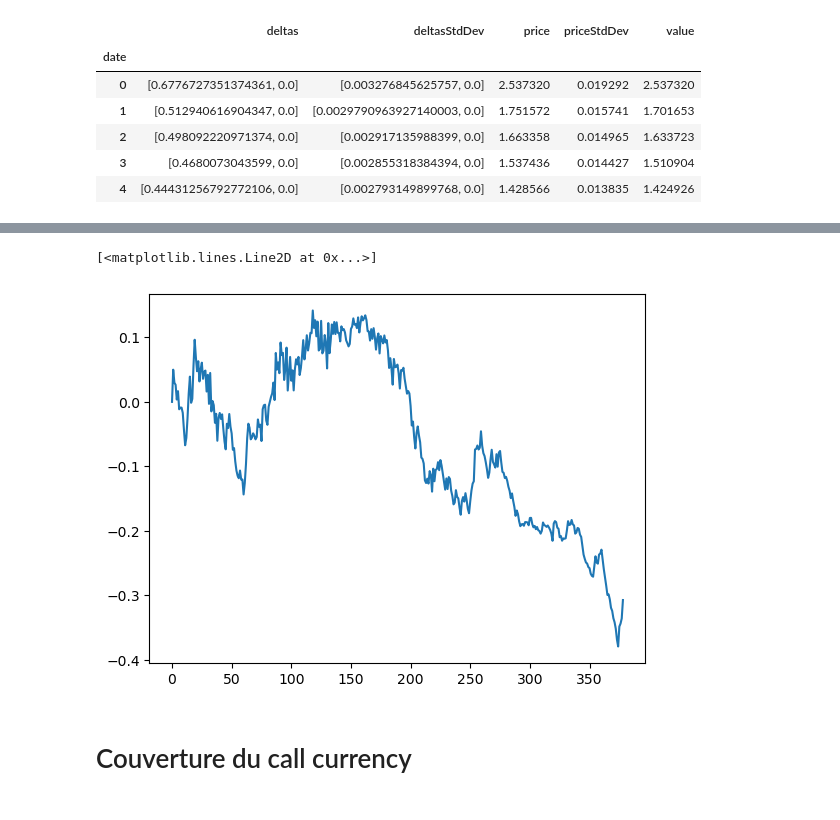
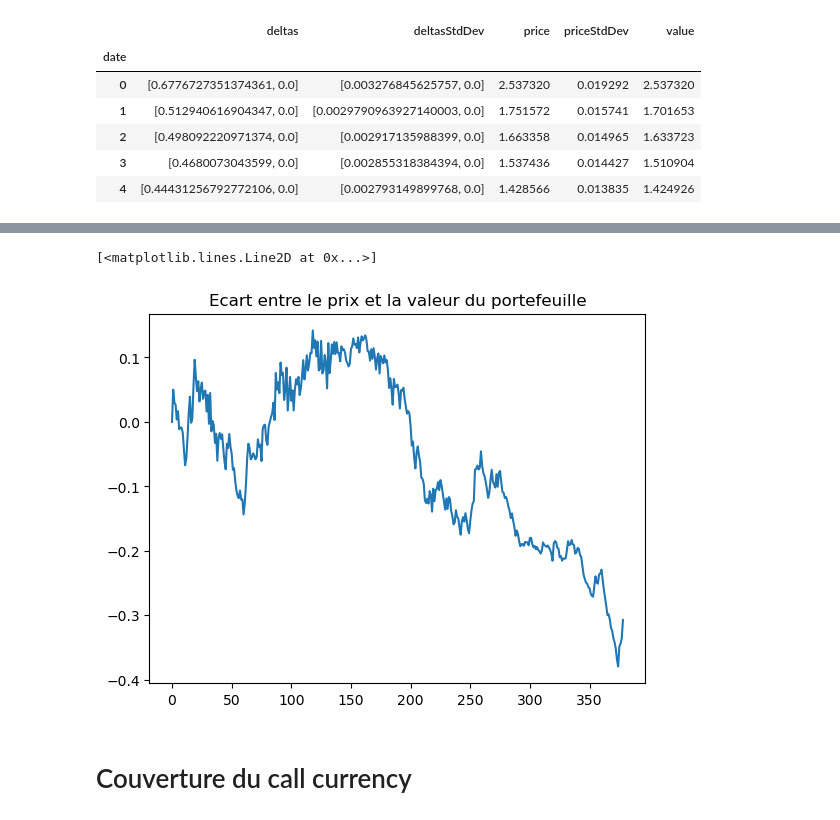
Before and after one commit to ZacharyZbr/pricer, a Jupyter notebook: Analyse de courverture.ipynb, the cells around one changed output, grey strips where cells are left out. Saved outputs shown, nothing was run; the diff lists cells and outputs as text; code cells hidden in the pictures.

```diff
--- a/Analyse de courverture.ipynb
+++ b/Analyse de courverture.ipynb
@@ -51,8 +59,9 @@ df_call_quanto.head()
 # %%
+plt.title("Ecart entre le prix et la valeur du portefeuille")
 plt.plot(df_call_quanto["price"] - df_call_quanto["value"])
 # %% [output]
 [<matplotlib.lines.Line2D at 0x...>]
-[figure, old version]
+[figure, new version]
 # %%
 price = np.array(df_call_quanto["price"])
 value = np.array(df_call_quanto["value"])
```
Also changed, not shown: parts of 17 cells of this notebook, 2 other files.
